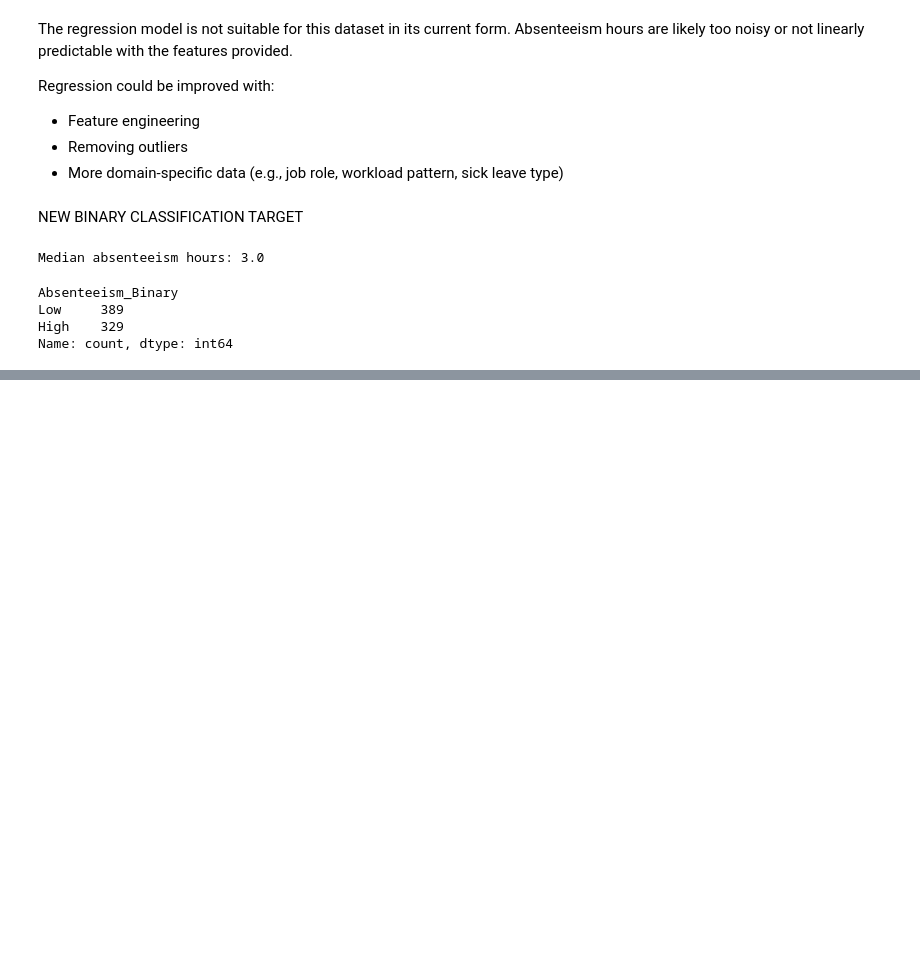
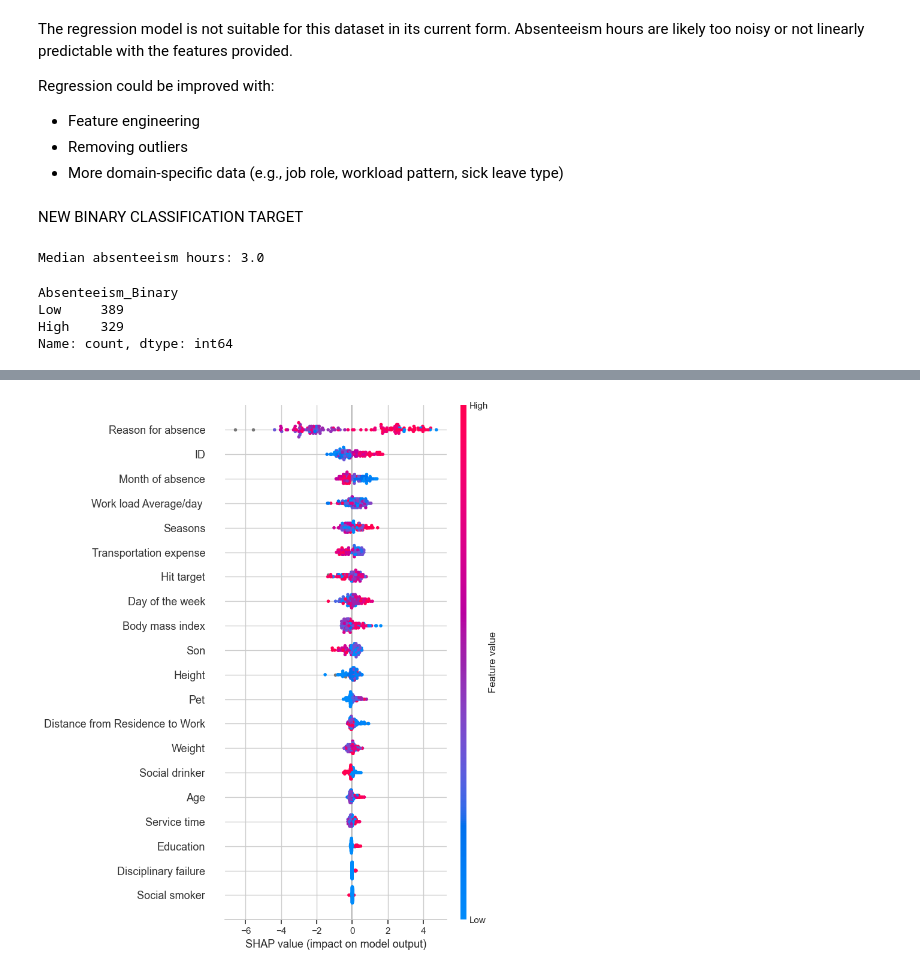
Before and after one commit to Simbs-art/Final_Project, a Jupyter notebook: Analysis.ipynb, the cells around one changed output, grey strips where cells are left out. Cells and saved outputs as stored; diff of their text form; code cells hidden in the pictures; blank space fills up the shorter version.

```diff
--- a/Analysis.ipynb
+++ b/Analysis.ipynb
@@ -773,0 +907,13 @@ X_test_scaled = scaler.transform(X_test)
+# %%
+import shap
+
+# Create an explainer using the trained XGBoost model
+explainer = shap.Explainer(xgb, X_train_scaled)
+
+# Calculate SHAP values for the test set
+shap_values = explainer(X_test_scaled)
+
+# Plot summary
+shap.summary_plot(shap_values, X_test_scaled, feature_names=X.columns)
+# %% [output]
+[figure, added]
```
Also changed, not shown: parts of 13 cells of this notebook.
